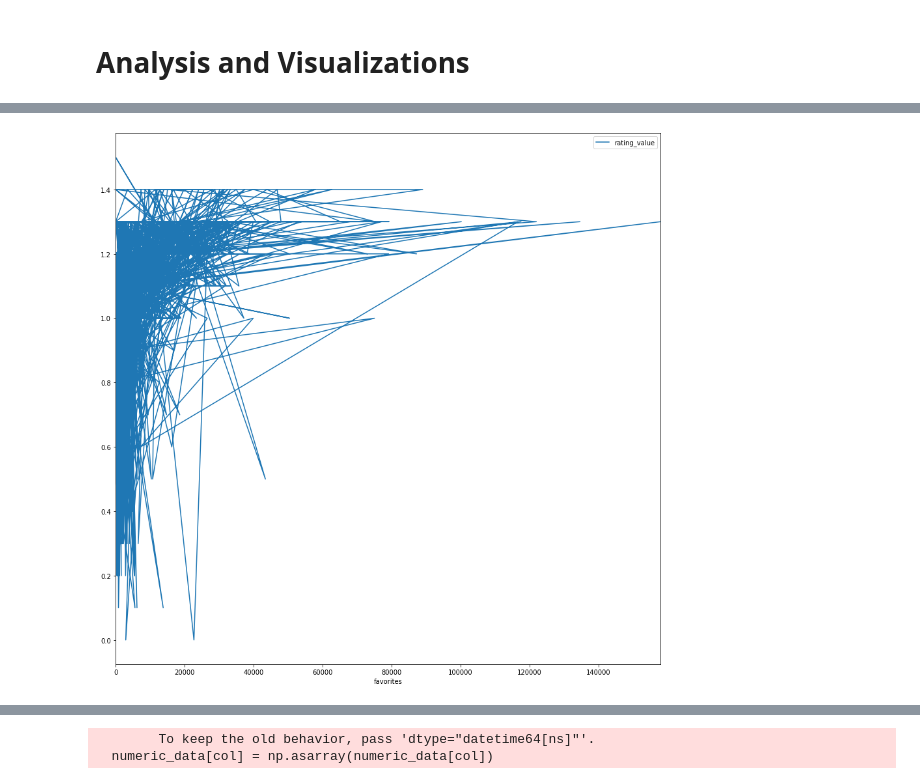
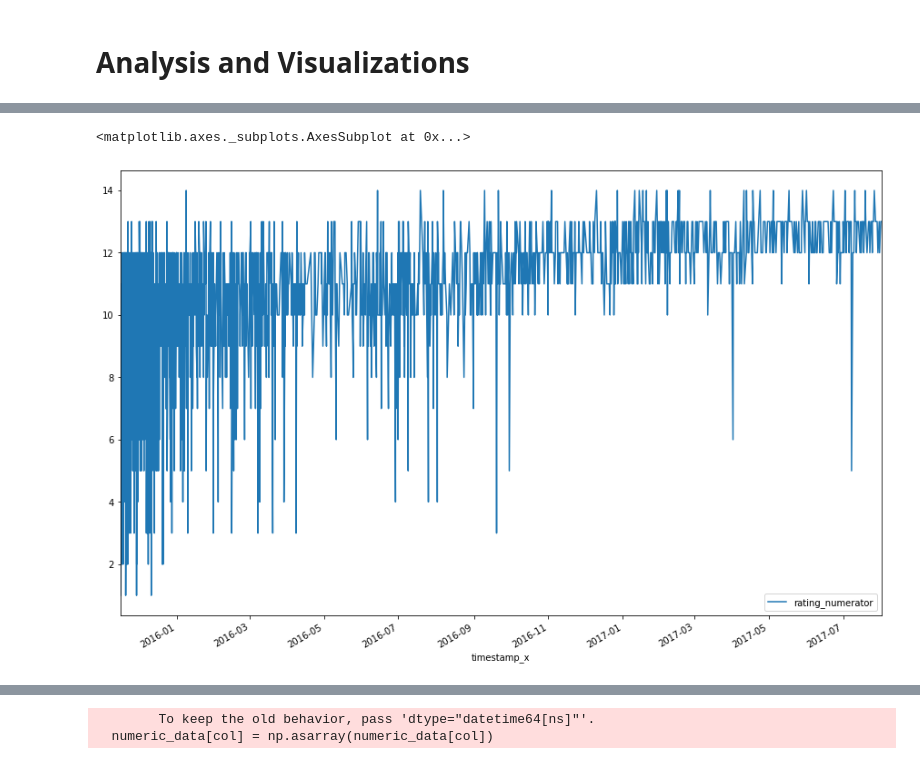
Before and after one commit to CherifArsanious/wrangle-and-analyze-data-project, a Jupyter notebook: wrangle_act.ipynb, the cells around one changed output, grey strips where cells are left out. Drawn from its saved outputs; the diff is of its cells as text; code cells hidden in the pictures.

```diff
--- a/wrangle_act.ipynb
+++ b/wrangle_act.ipynb
@@ -741,0 +676,2 @@ Name: rating_value, dtype: float64
+# %%
+twitter_archive_clean=twitter_archive_clean.drop(twitter_archive_clean.query('rating_numerator >= 20').index,axis=0)
@@ -823,6 +766,6 @@ Index(['tweet_id', 'timestamp_x', 'source', 'text', 'expanded_urls',
       dtype='object')
 # %%
-twitter_archive_master=twitter_archive_master[['tweet_id','favorites', 'retweets','dog_name','dog_breed','stage','rating_numerator', 'rating_denominator','rating_value', 'source', 'text', 'expanded_urls', 'jpg_url', 'img_num', 'prediction_confidence', 'timestamp_y','timestamp_x']]
+twitter_archive_master=twitter_archive_master[['tweet_id','favorites', 'retweets','dog_name','dog_breed','stage','rating_numerator', 'rating_denominator', 'source', 'text', 'expanded_urls', 'jpg_url', 'img_num', 'prediction_confidence', 'timestamp_y','timestamp_x']]
 twitter_archive_master.sample(10)
 # %% [output]
 |  | tweet_id | favorites | retweets | dog_name | dog_breed | stage | rating_numerator | rating_denominator | ... |
@@ -839,7 +782,3 @@ twitter_archive_master.sample(10)
-# %%
-twitter_archive_master=twitter_archive_master.drop(twitter_archive_master[twitter_archive_master['rating_denominator']!=10].index,axis=0)
-# %%
-twitter_archive_master=twitter_archive_master.drop(twitter_archive_master[twitter_archive_master['rating_numerator']>20].index,axis=0)
 # %% [markdown]
 ### Storing
 I will store the twitter_archive_master as a csv file and also a database table
@@ -876,4 +836,5 @@ Name: rating_value, dtype: int64
 # %%
-twitter_archive_master.plot(x='favorites',y='rating_value',kind='line',figsize=(15,15));
+twitter_archive_master.plot(x='timestamp_x',y='rating_numerator',kind='line',figsize=(15,10))
 # %% [output]
+<matplotlib.axes._subplots.AxesSubplot at 0x...>
-[figure, old version]
+[figure, new version]
```
Also changed, not shown: parts of 67 cells of this notebook.
